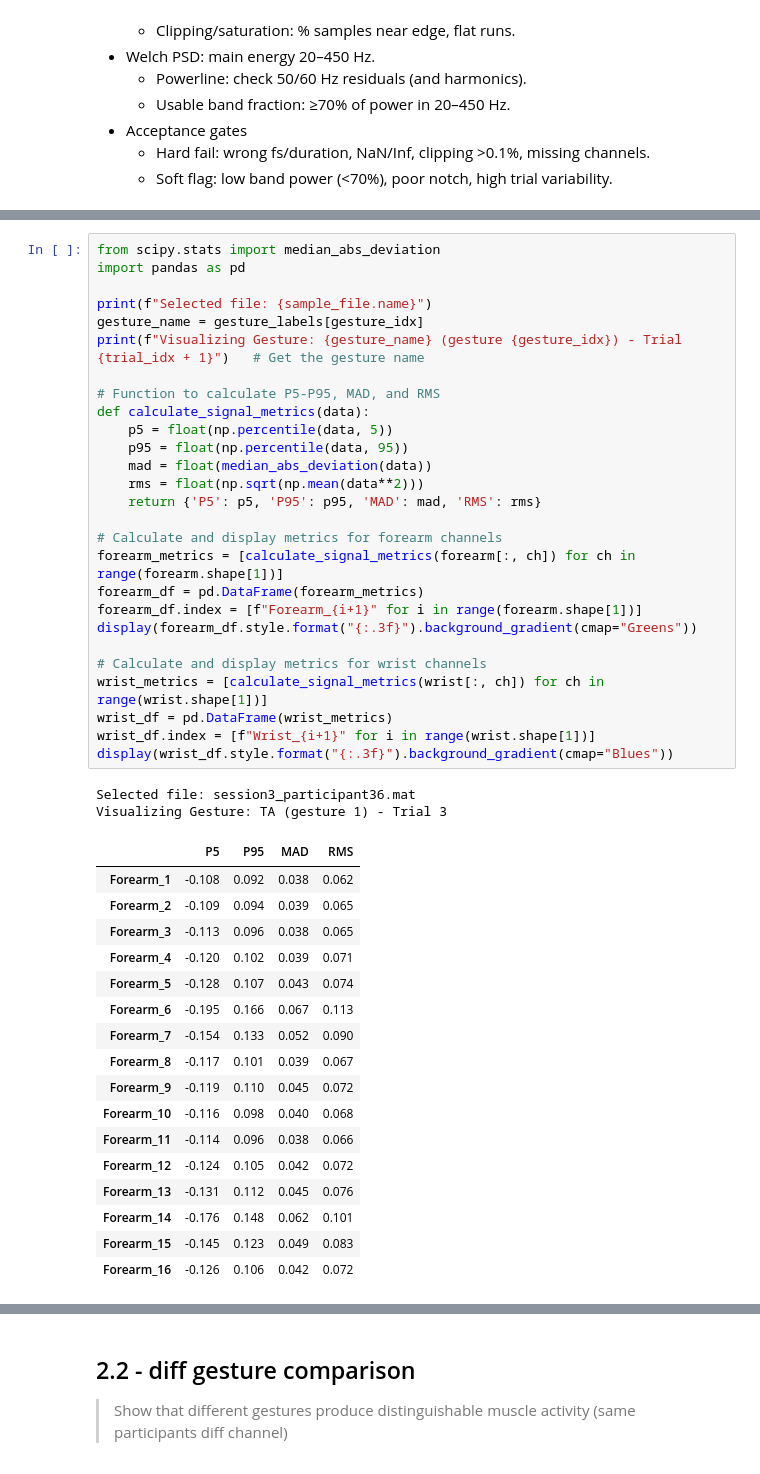
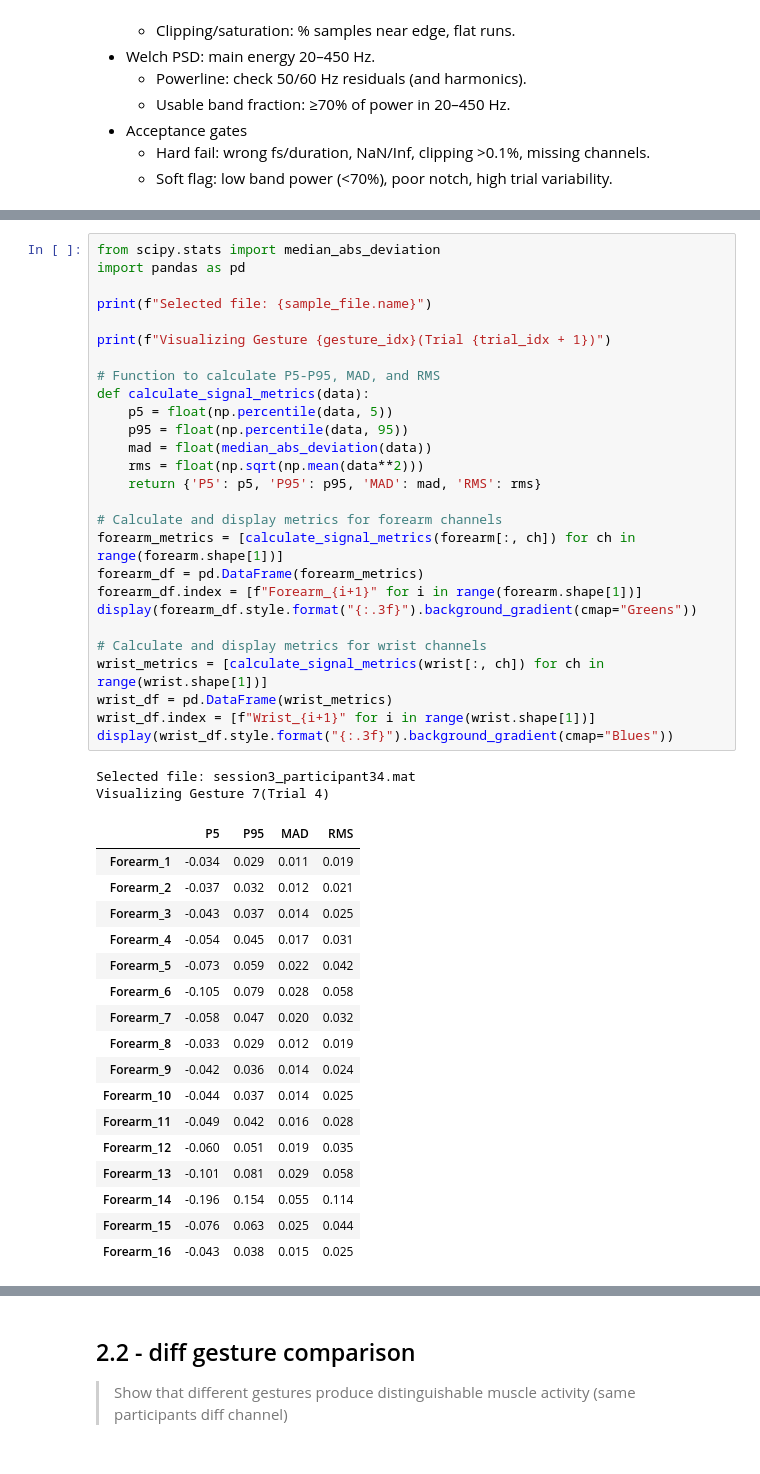
Before and after one commit to jasonwang0228/EMG_Project, a Jupyter notebook: notebooks/2_Data_Visualization.ipynb, the cells around one changed output, grey strips where cells are left out. Saved outputs shown, nothing was run; the diff lists cells and outputs as text.

```diff
--- a/notebooks/2_Data_Visualization.ipynb
+++ b/notebooks/2_Data_Visualization.ipynb
@@ -146,48 +138,48 @@ Forearm Sampling Rate: 2048.0 Hz | Wrist Sampling Rate: 2048.0 Hz
 # %%
 from scipy.stats import median_abs_deviation
 import pandas as pd
 
 print(f"Selected file: {sample_file.name}")
-gesture_name = gesture_labels[gesture_idx]
-print(f"Visualizing Gesture: {gesture_name} (gesture {gesture_idx}) - Trial {trial_idx + 1}")   # Get the gesture name
+
+print(f"Visualizing Gesture {gesture_idx}(Trial {trial_idx + 1})")
 
 # Function to calculate P5-P95, MAD, and RMS
 def calculate_signal_metrics(data):
     p5 = float(np.percentile(data, 5))
     p95 = float(np.percentile(data, 95))
     mad = float(median_abs_deviation(data))
     rms = float(np.sqrt(np.mean(data**2)))
     return {'P5': p5, 'P95': p95, 'MAD': mad, 'RMS': rms}
 
 # Calculate and display metrics for forearm channels
 forearm_metrics = [calculate_signal_metrics(forearm[:, ch]) for ch in range(forearm.shape[1])]
 forearm_df = pd.DataFrame(forearm_metrics)
 forearm_df.index = [f"Forearm_{i+1}" for i in range(forearm.shape[1])]
 display(forearm_df.style.format("{:.3f}").background_gradient(cmap="Greens"))
 
 # Calculate and display metrics for wrist channels
 wrist_metrics = [calculate_signal_metrics(wrist[:, ch]) for ch in range(wrist.shape[1])]
 wrist_df = pd.DataFrame(wrist_metrics)
 wrist_df.index = [f"Wrist_{i+1}" for i in range(wrist.shape[1])]
 display(wrist_df.style.format("{:.3f}").background_gradient(cmap="Blues"))
 # %% [output]
-Selected file: session3_participant36.mat
-Visualizing Gesture: TA (gesture 1) - Trial 3
+Selected file: session3_participant34.mat
+Visualizing Gesture 7(Trial 4)
 |  | P5 | P95 | MAD | RMS |
-| Forearm_1 | -0.108 | 0.092 | 0.038 | 0.062 |
-| Forearm_2 | -0.109 | 0.094 | 0.039 | 0.065 |
-| Forearm_3 | -0.113 | 0.096 | 0.038 | 0.065 |
-| Forearm_4 | -0.120 | 0.102 | 0.039 | 0.071 |
-| Forearm_5 | -0.128 | 0.107 | 0.043 | 0.074 |
-| Forearm_6 | -0.195 | 0.166 | 0.067 | 0.113 |
-| Forearm_7 | -0.154 | 0.133 | 0.052 | 0.090 |
-| Forearm_8 | -0.117 | 0.101 | 0.039 | 0.067 |
-| Forearm_9 | -0.119 | 0.110 | 0.045 | 0.072 |
-| Forearm_10 | -0.116 | 0.098 | 0.040 | 0.068 |
-| Forearm_11 | -0.114 | 0.096 | 0.038 | 0.066 |
-| Forearm_12 | -0.124 | 0.105 | 0.042 | 0.072 |
-| Forearm_13 | -0.131 | 0.112 | 0.045 | 0.076 |
-| Forearm_14 | -0.176 | 0.148 | 0.062 | 0.101 |
-| Forearm_15 | -0.145 | 0.123 | 0.049 | 0.083 |
-| Forearm_16 | -0.126 | 0.106 | 0.042 | 0.072 |
+| Forearm_1 | -0.034 | 0.029 | 0.011 | 0.019 |
+| Forearm_2 | -0.037 | 0.032 | 0.012 | 0.021 |
+| Forearm_3 | -0.043 | 0.037 | 0.014 | 0.025 |
+| Forearm_4 | -0.054 | 0.045 | 0.017 | 0.031 |
+| Forearm_5 | -0.073 | 0.059 | 0.022 | 0.042 |
+| Forearm_6 | -0.105 | 0.079 | 0.028 | 0.058 |
+| Forearm_7 | -0.058 | 0.047 | 0.020 | 0.032 |
+| Forearm_8 | -0.033 | 0.029 | 0.012 | 0.019 |
+| Forearm_9 | -0.042 | 0.036 | 0.014 | 0.024 |
+| Forearm_10 | -0.044 | 0.037 | 0.014 | 0.025 |
+| Forearm_11 | -0.049 | 0.042 | 0.016 | 0.028 |
+| Forearm_12 | -0.060 | 0.051 | 0.019 | 0.035 |
+| Forearm_13 | -0.101 | 0.081 | 0.029 | 0.058 |
+| Forearm_14 | -0.196 | 0.154 | 0.055 | 0.114 |
+| Forearm_15 | -0.076 | 0.063 | 0.025 | 0.044 |
+| Forearm_16 | -0.043 | 0.038 | 0.015 | 0.025 |
 |  | P5 | P95 | MAD | RMS |
```
Also changed, not shown: parts of 7 cells of this notebook.
